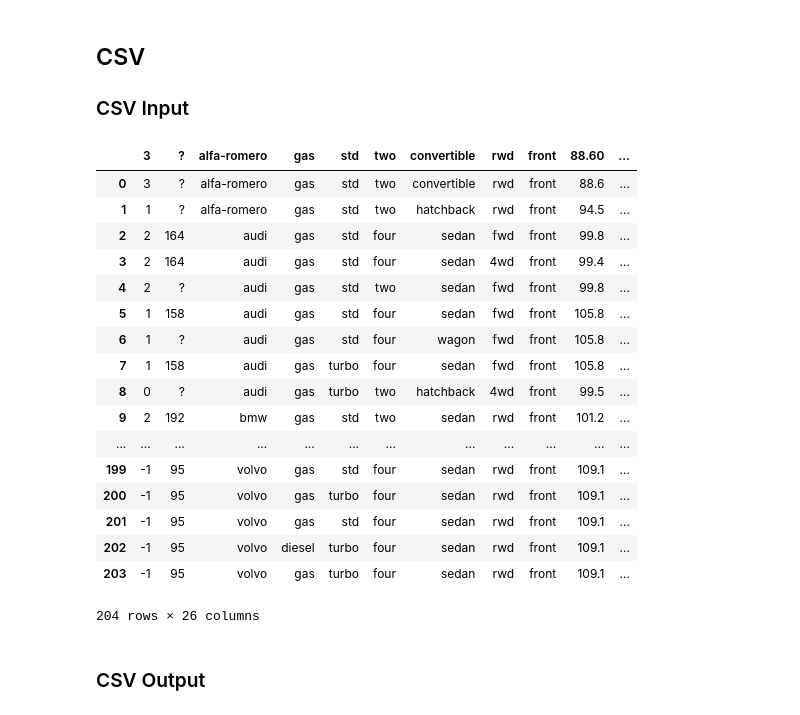
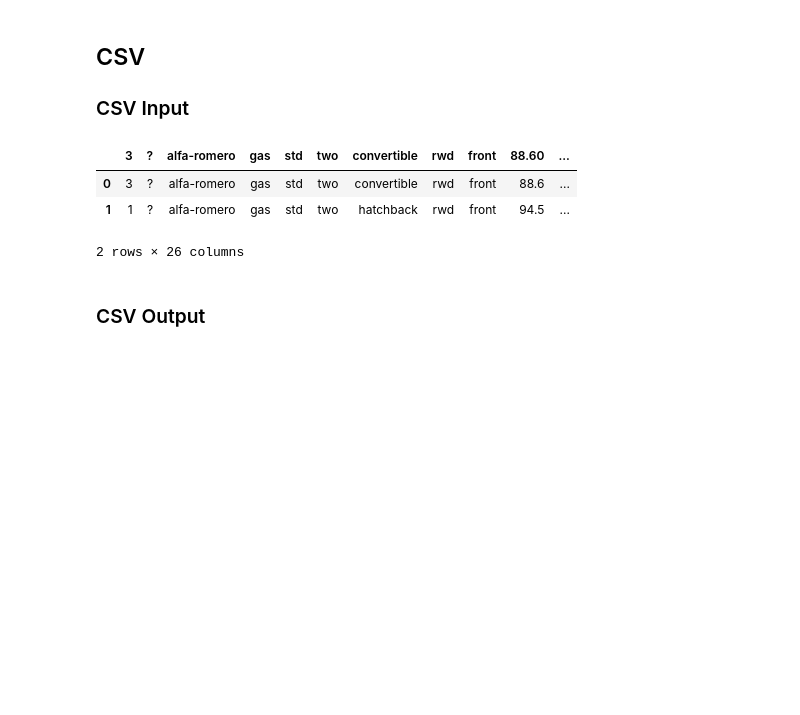
Before and after one commit to alexssandroos/learn_treinamento_atl, a Jupyter notebook: notebooks/Pandas/Pandas.ipynb, the cells around one changed output. Drawn from its saved outputs; the diff is of its cells as text; code cells hidden in the pictures; blank space fills up the shorter version.

```diff
--- a/notebooks/Pandas/Pandas.ipynb
+++ b/notebooks/Pandas/Pandas.ipynb
@@ -747,27 +754,13 @@ df
 
 ### CSV Input
 # %%
-df = pd.read_csv('automobile.txt')
-df
+df = pd.read_csv('../../data/automobile.txt')
+df.head(2)
 # %% [output]
 |  | 3 | ? | alfa-romero | gas | std | two | convertible | rwd | front | 88.60 | ... |
 | 0 | 3 | ? | alfa-romero | gas | std | two | convertible | rwd | front | 88.6 | ... |
 | 1 | 1 | ? | alfa-romero | gas | std | two | hatchback | rwd | front | 94.5 | ... |
-| 2 | 2 | 164 | audi | gas | std | four | sedan | fwd | front | 99.8 | ... |
-| 3 | 2 | 164 | audi | gas | std | four | sedan | 4wd | front | 99.4 | ... |
-| 4 | 2 | ? | audi | gas | std | two | sedan | fwd | front | 99.8 | ... |
-| 5 | 1 | 158 | audi | gas | std | four | sedan | fwd | front | 105.8 | ... |
-| 6 | 1 | ? | audi | gas | std | four | wagon | fwd | front | 105.8 | ... |
-| 7 | 1 | 158 | audi | gas | turbo | four | sedan | fwd | front | 105.8 | ... |
-| 8 | 0 | ? | audi | gas | turbo | two | hatchback | 4wd | front | 99.5 | ... |
-| 9 | 2 | 192 | bmw | gas | std | two | sedan | rwd | front | 101.2 | ... |
-| ... | ... | ... | ... | ... | ... | ... | ... | ... | ... | ... | ... |
-| 199 | -1 | 95 | volvo | gas | std | four | sedan | rwd | front | 109.1 | ... |
-| 200 | -1 | 95 | volvo | gas | turbo | four | sedan | rwd | front | 109.1 | ... |
-| 201 | -1 | 95 | volvo | gas | std | four | sedan | rwd | front | 109.1 | ... |
-| 202 | -1 | 95 | volvo | diesel | turbo | four | sedan | rwd | front | 109.1 | ... |
-| 203 | -1 | 95 | volvo | gas | turbo | four | sedan | rwd | front | 109.1 | ... |
-204 rows × 26 columns
+2 rows × 26 columns
 # %% [markdown]
 ### CSV Output
 # %%
```
Also changed, not shown: parts of 31 cells of this notebook, 1 other file.
